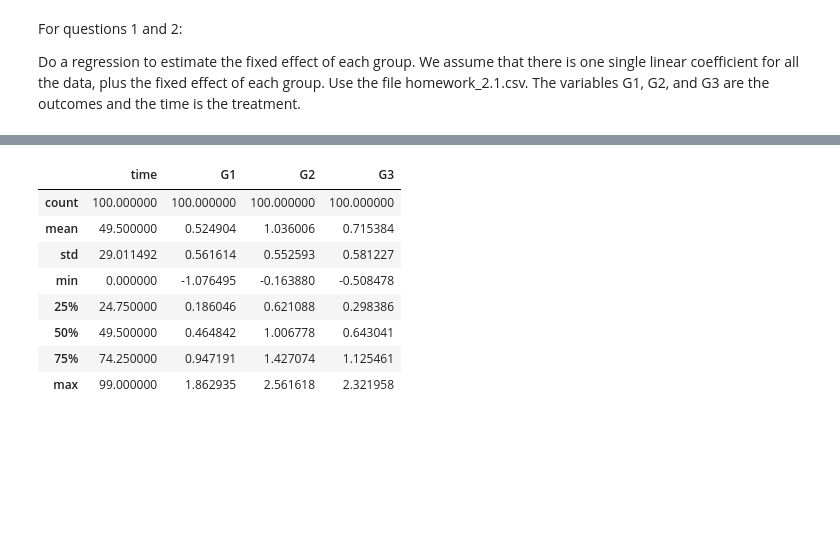
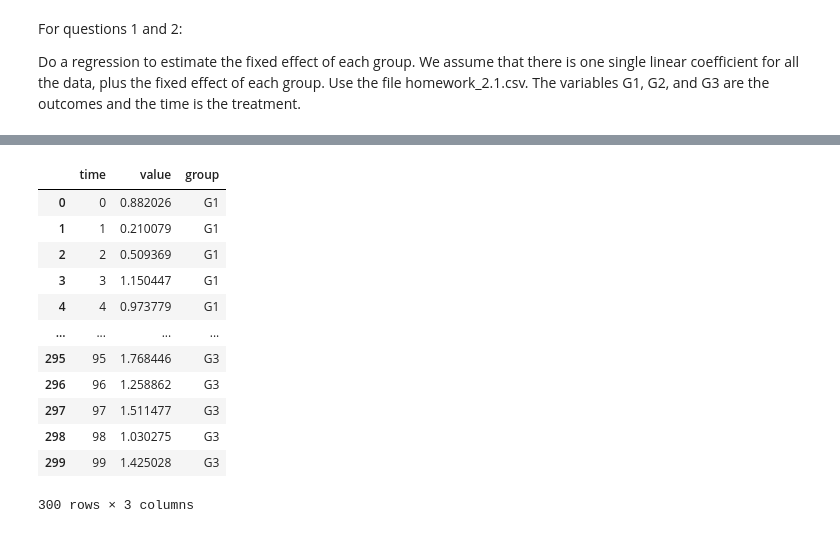
Before and after one commit to jtvon/2025-summer-mod-6, a Jupyter notebook: notebooks/Homework_2_notebook.ipynb, the cells around one changed output, grey strips where cells are left out. Cells and saved outputs as stored; diff of their text form; code cells hidden in the pictures; blank space fills up the shorter version.

```diff
--- a/notebooks/Homework_2_notebook.ipynb
+++ b/notebooks/Homework_2_notebook.ipynb
@@ -39,12 +38,0 @@ memory usage: 3.3 KB
-# %%
-df_1.describe()
-# %% [output]
-|  | time | G1 | G2 | G3 |
-| count | 100.000000 | 100.000000 | 100.000000 | 100.000000 |
-| mean | 49.500000 | 0.524904 | 1.036006 | 0.715384 |
-| std | 29.011492 | 0.561614 | 0.552593 | 0.581227 |
-| min | 0.000000 | -1.076495 | -0.163880 | -0.508478 |
-| 25% | 24.750000 | 0.186046 | 0.621088 | 0.298386 |
-| 50% | 49.500000 | 0.464842 | 1.006778 | 0.643041 |
-| 75% | 74.250000 | 0.947191 | 1.427074 | 1.125461 |
-| max | 99.000000 | 1.862935 | 2.561618 | 2.321958 |
@@ -54,0 +39,24 @@ import seaborn as sns
+# %%
+# create a new dataframe that stacks all the group values into a single column
+df_1_2 = pd.DataFrame(columns=['time', 'value', 'group'])
+for col in df_1.columns:
+    if col.startswith('G'):
+        temp_df = df_1[['time', col]].rename(columns={col: 'value'})
+        temp_df['group'] = col
+        df_1_2 = pd.concat([df_1_2, temp_df], ignore_index=True)
+
+df_1_2
+# %% [output]
+|  | time | value | group |
+| 0 | 0 | 0.882026 | G1 |
+| 1 | 1 | 0.210079 | G1 |
+| 2 | 2 | 0.509369 | G1 |
+| 3 | 3 | 1.150447 | G1 |
+| 4 | 4 | 0.973779 | G1 |
+| ... | ... | ... | ... |
+| 295 | 95 | 1.768446 | G3 |
+| 296 | 96 | 1.258862 | G3 |
+| 297 | 97 | 1.511477 | G3 |
+| 298 | 98 | 1.030275 | G3 |
+| 299 | 99 | 1.425028 | G3 |
+300 rows × 3 columns
```
Also changed, not shown: parts of 14 cells of this notebook, 1 other file.
